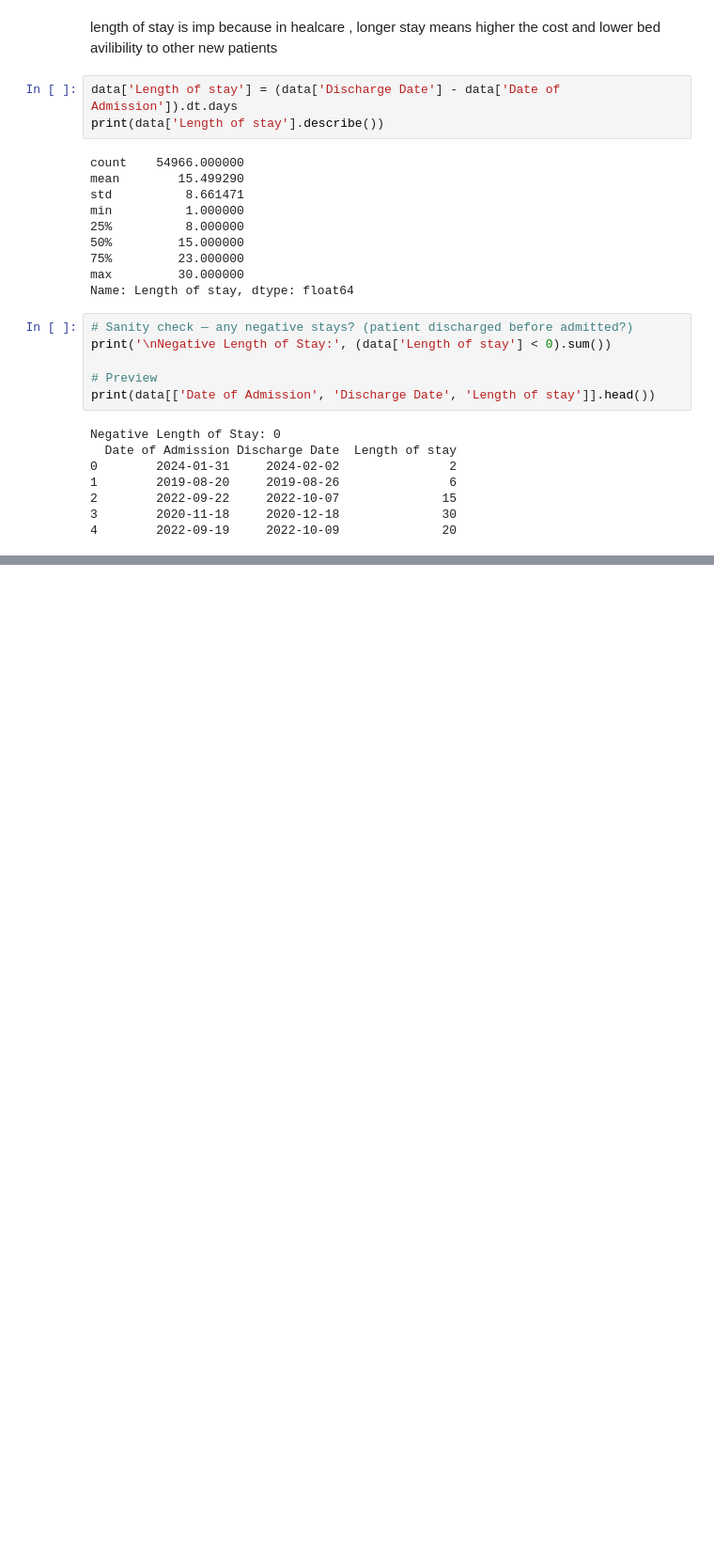
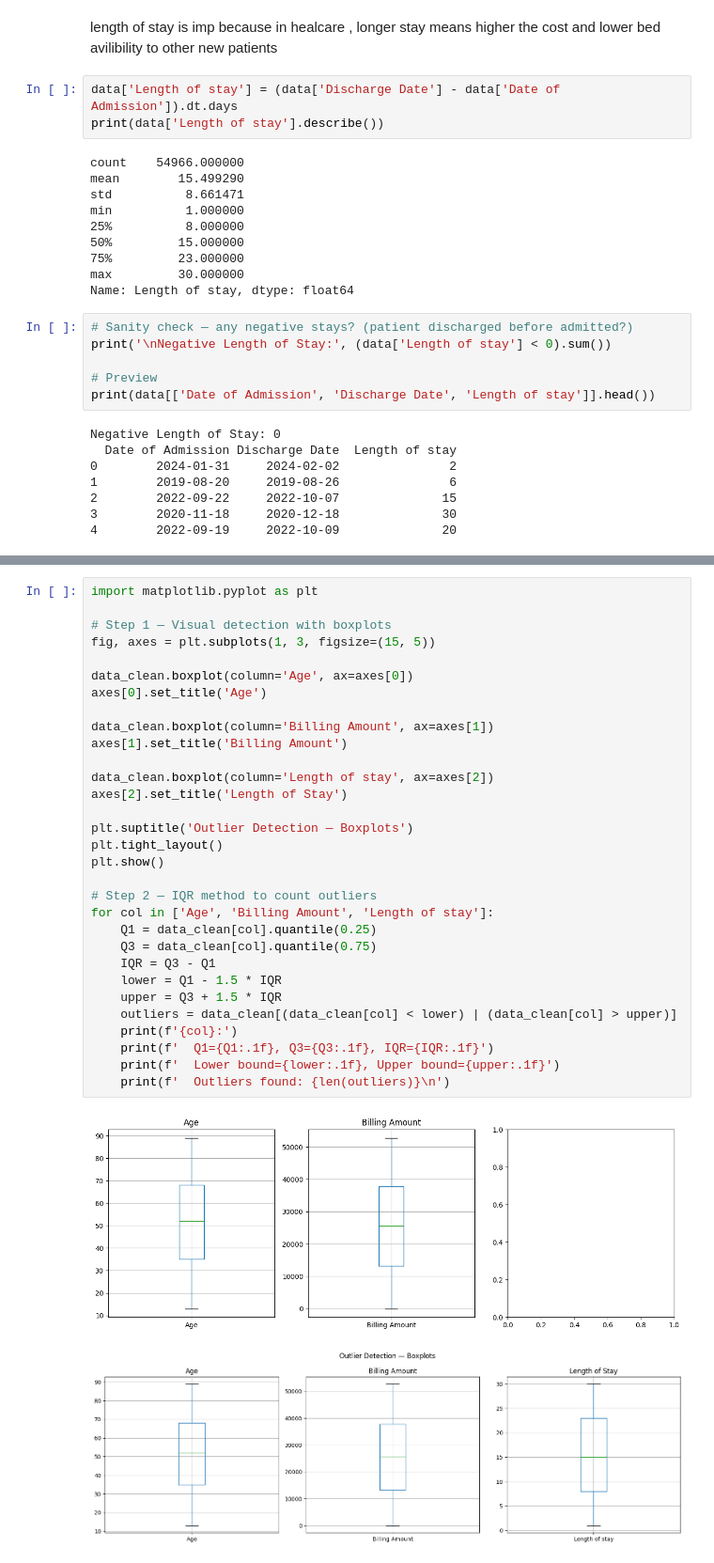
Before and after one commit to suzzzel5/HealthCare-Dataset, a Jupyter notebook: notebooks/02_cleaning_transform.ipynb, the cells around one changed output, grey strips where cells are left out. Shown at 94% size. Cells and saved outputs as stored; diff of their text form; blank space fills up the shorter version.

```diff
--- a/notebooks/02_cleaning_transform.ipynb
+++ b/notebooks/02_cleaning_transform.ipynb
@@ -107,0 +163,34 @@ Negative Length of Stay: 0
+# %%
+import matplotlib.pyplot as plt
+
+# Step 1 — Visual detection with boxplots
+fig, axes = plt.subplots(1, 3, figsize=(15, 5))
+
+data_clean.boxplot(column='Age', ax=axes[0])
+axes[0].set_title('Age')
+
+data_clean.boxplot(column='Billing Amount', ax=axes[1])
+axes[1].set_title('Billing Amount')
+
+data_clean.boxplot(column='Length of stay', ax=axes[2])
+axes[2].set_title('Length of Stay')
+
+plt.suptitle('Outlier Detection — Boxplots')
+plt.tight_layout()
+plt.show()
+
+# Step 2 — IQR method to count outliers
+for col in ['Age', 'Billing Amount', 'Length of stay']:
+    Q1 = data_clean[col].quantile(0.25)
+    Q3 = data_clean[col].quantile(0.75)
+    IQR = Q3 - Q1
+    lower = Q1 - 1.5 * IQR
+    upper = Q3 + 1.5 * IQR
+    outliers = data_clean[(data_clean[col] < lower) | (data_clean[col] > upper)]
+    print(f'{col}:')
+    print(f'  Q1={Q1:.1f}, Q3={Q3:.1f}, IQR={IQR:.1f}')
+    print(f'  Lower bound={lower:.1f}, Upper bound={upper:.1f}')
+    print(f'  Outliers found: {len(outliers)}\n')
+# %% [output]
+[figure, added]
+[figure, added]
```
Also changed, not shown: parts of 8 cells of this notebook.
